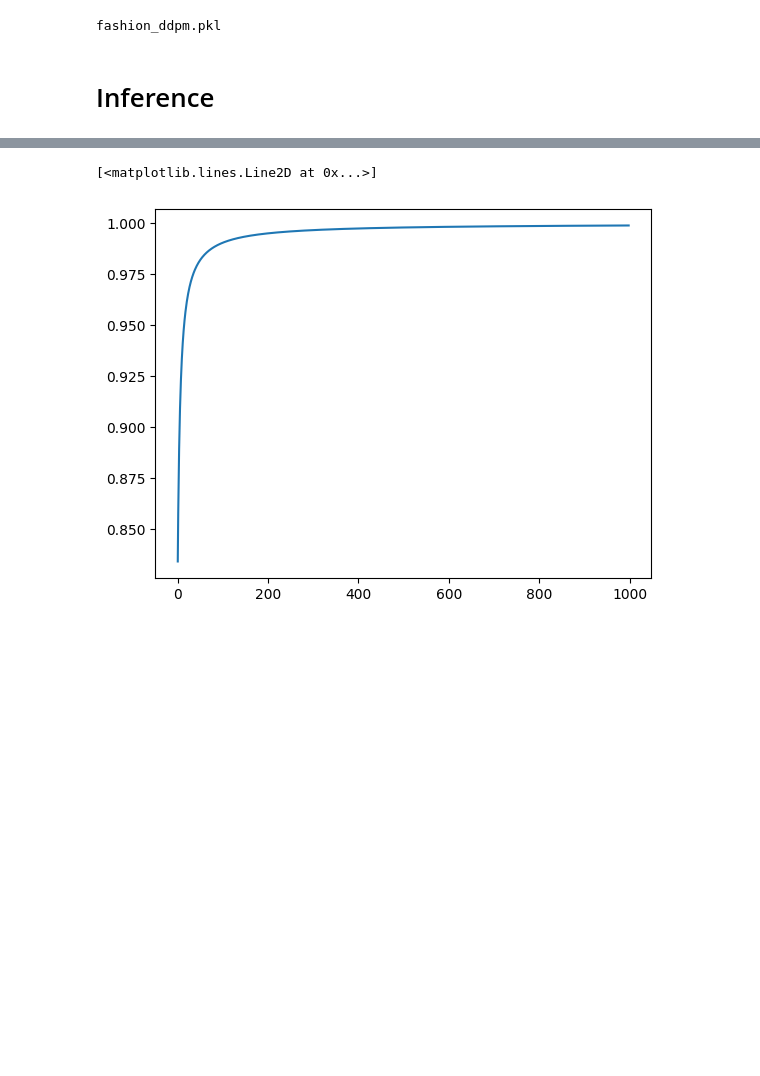
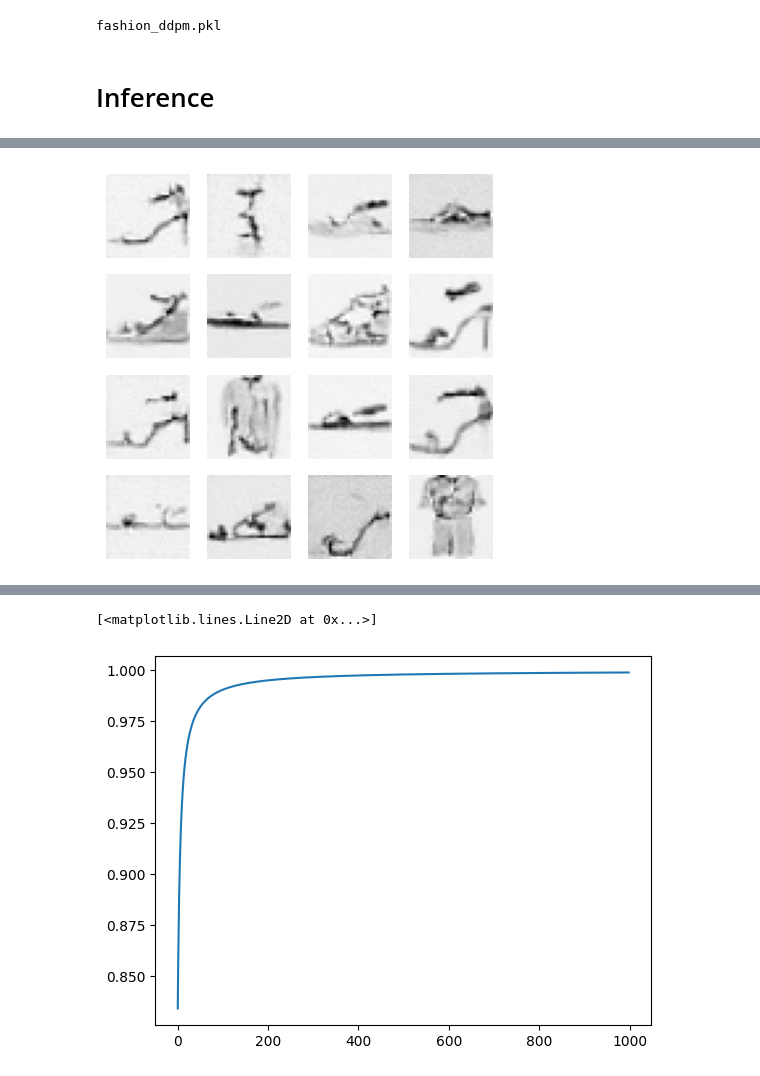
Before and after one commit to pranay8297/fastaip2, a Jupyter notebook: DDPM.ipynb, the cells around one changed output, grey strips where cells are left out. Drawn from its saved outputs; the diff is of its cells as text; code cells hidden in the pictures; blank space fills up the shorter version.

```diff
--- a/DDPM.ipynb
+++ b/DDPM.ipynb
@@ -301,0 +424,6 @@ learner.model = torch.load(mdl_path/'fashion_ddpm.pkl')
+# %%
+samples, x0_c, xt_c = ddpm_cb.sample(learner.model, (16, 1, 32, 32))
+# %%
+show_images(-samples[-1], figsize=(5,5))
+# %% [output]
+[figure, added]
```
Also changed, not shown: parts of 21 cells of this notebook.
